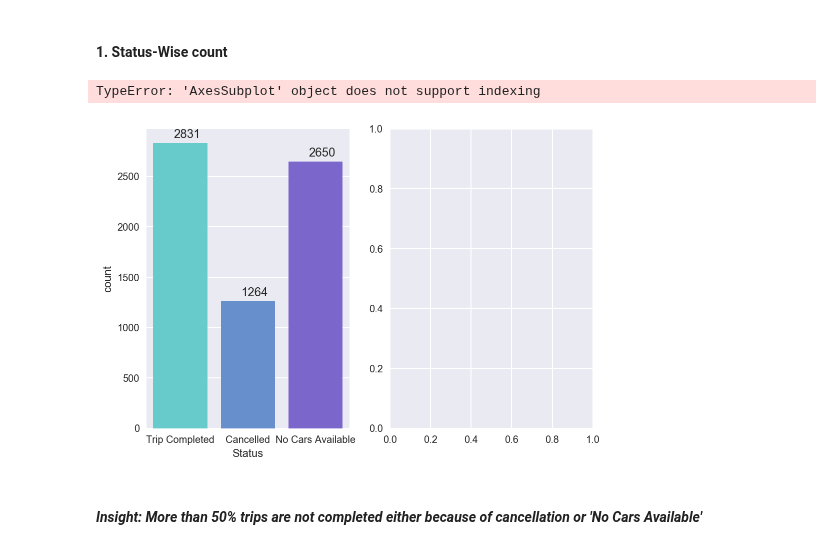
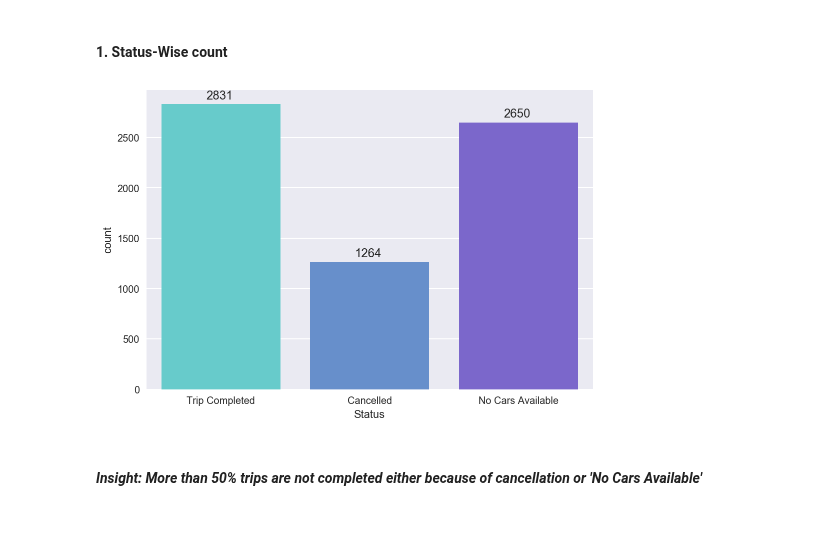
Before and after one commit to ab9bhatia/PythonScripts, a Jupyter notebook: projects/Uber/Uber_Supply_Demand_Gap.ipynb, the cells around one changed output. Drawn from its saved outputs; the diff is of its cells as text; code cells hidden in the pictures; blank space fills up the shorter version.

Commit message:
uber

```diff
--- a/projects/Uber/Uber_Supply_Demand_Gap.ipynb
+++ b/projects/Uber/Uber_Supply_Demand_Gap.ipynb
@@ -83,19 +83,12 @@ memory usage: 316.2+ KB
 # %% [markdown]
 #### 1. Status-Wise count
 # %%
-fig, ax =plt.subplots(1,2)
-ax = sns.countplot(x= uber.Status,label=uber.Status,ax=ax[0])
+fig, ax = plt.subplots()
+ax = sns.countplot(x= uber.Status,label=uber.Status)
 for p in ax.patches:
         ax.annotate(int(p.get_height()), (p.get_x()+0.3, p.get_height()+50))
-
-ax = sns.countplot(x= uber.Status.apply(lambda x: 'Completed' if x=='Trip Completed' else 'Cancelled'),ax=ax[1])
-for p in ax.patches:
-        ax.annotate('{:1.1f}%'.format((p.get_height()*100)/float(len(uber))), (p.get_x()+0.3, p.get_height()+20))
-
-fig.show()
 # %% [output]
-TypeError: 'AxesSubplot' object does not support indexing
-[figure, old version]
+[figure, new version]
 # %% [markdown]
 #### *Insight: More than 50% trips are not completed either because of cancellation or 'No Cars Available'*
 # %% [markdown]
```
Also changed, not shown: parts of 3 cells of this notebook.
